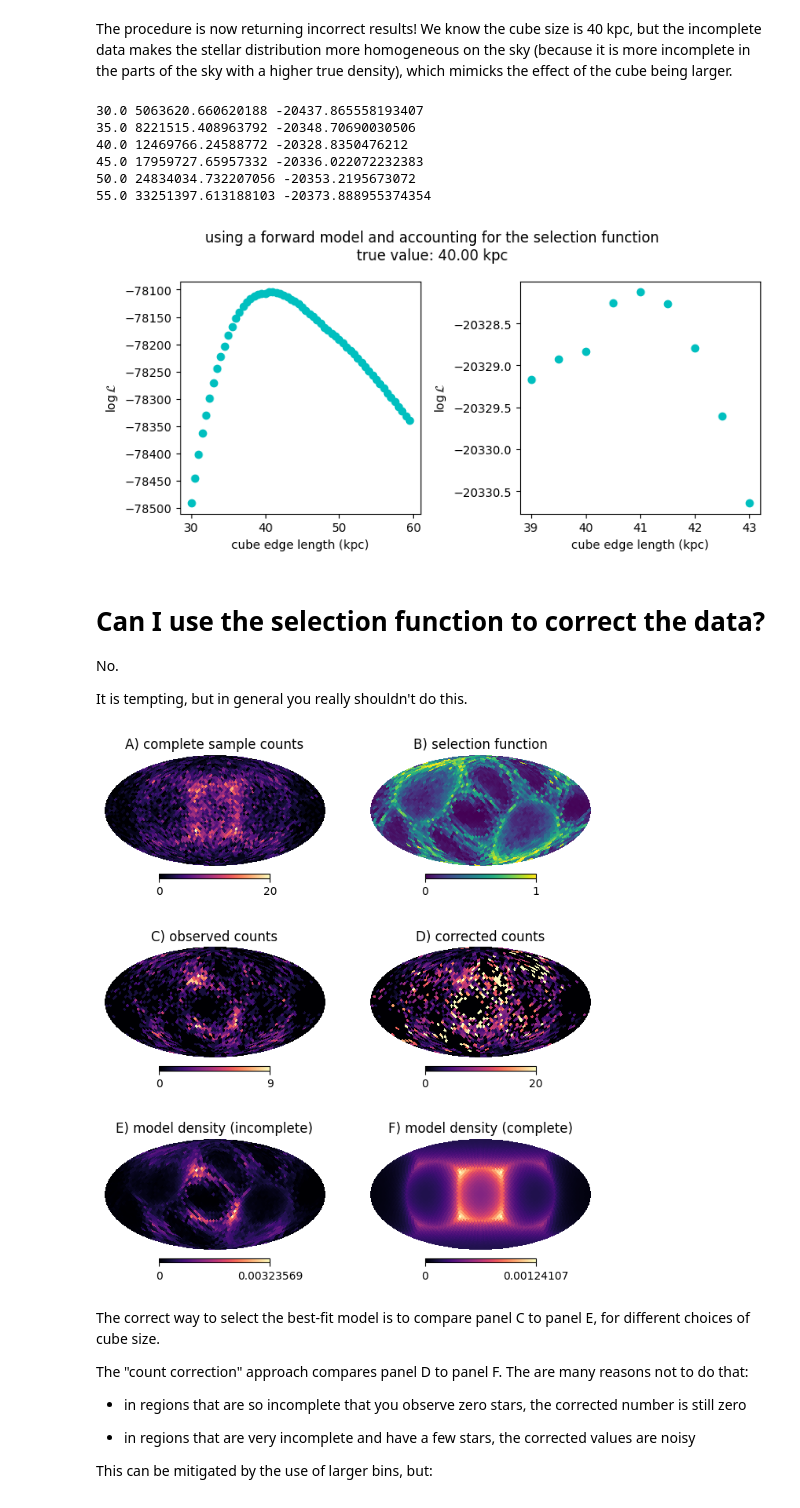
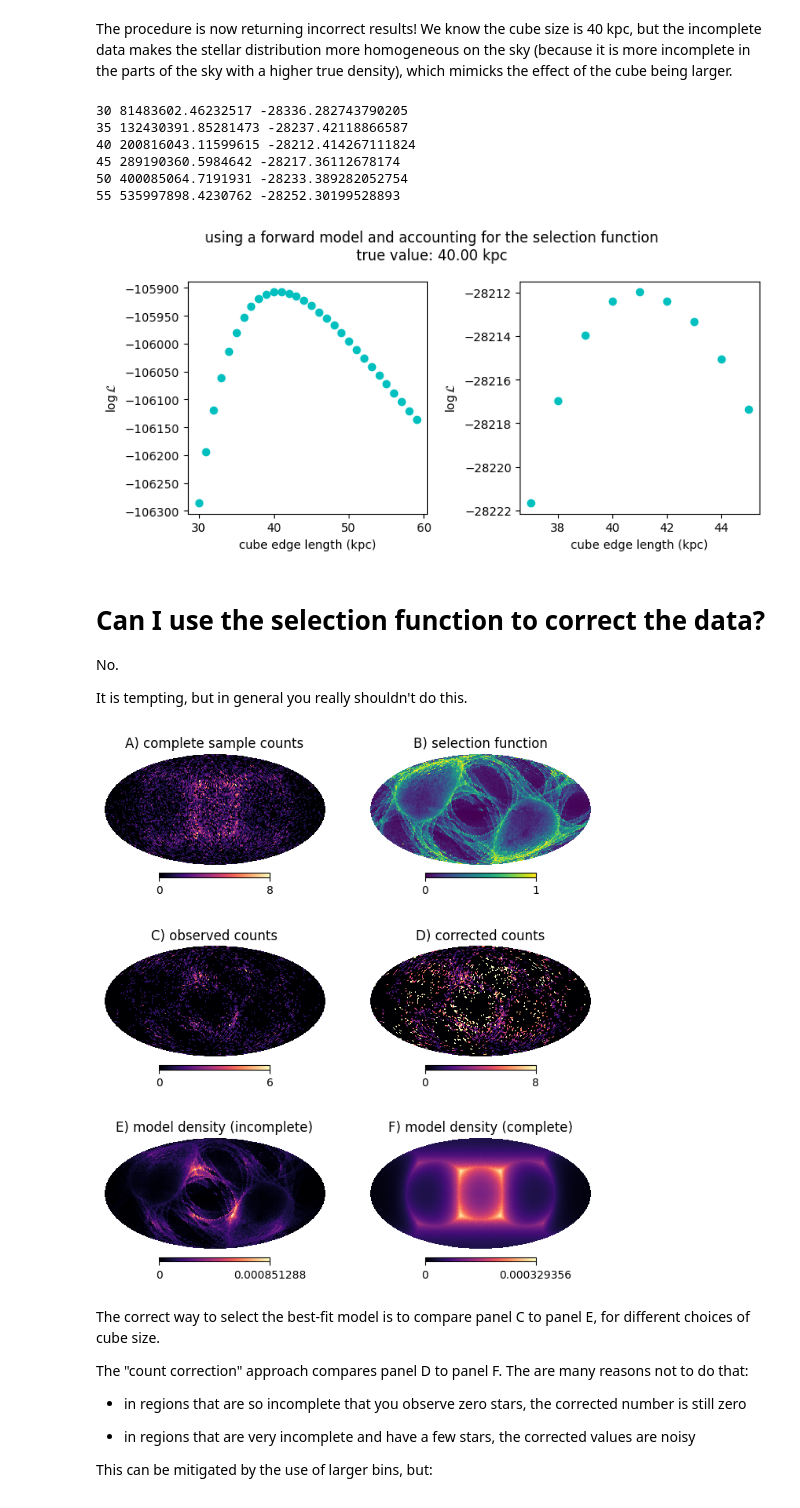
Before and after one commit to gaia-unlimited/gaiaunlimited, a Jupyter notebook: docs/notebooks/cube_galaxy_sky.ipynb, the cells around one changed output. Saved outputs shown, nothing was run; the diff lists cells and outputs as text; code cells hidden in the pictures.

```diff
--- a/docs/notebooks/cube_galaxy_sky.ipynb
+++ b/docs/notebooks/cube_galaxy_sky.ipynb
@@ -246,11 +242,11 @@ If we calculate this quantity for different values of $a$, we will know if some
 # %%
 %time
 
-cube_sizes_to_try = np.arange(30,60,0.5)
+cube_sizes_to_try = np.arange(30,60,1)
 
 # Build a grid of points over the sky, to later compute the normalisation:
 import healpy as hp
-order = 4
+order = 6
 nside = hp.order2nside(order)
 npix = hp.order2npix(order)
 ipix = np.arange(npix)
@@ -456,13 +452,13 @@ plt.ylabel('$\log \mathcal{L}$')
 plt.suptitle('using a forward model and accounting for the selection function\ntrue value: %.2f kpc' % (2*halfSizeCube))
 plt.tight_layout()
 # %% [output]
-30.0 5063620.660620188 -20437.865558193407
-35.0 8221515.408963792 -20348.70690030506
-40.0 12469766.24588772 -20328.8350476212
-45.0 17959727.65957332 -20336.022072232383
-50.0 24834034.732207056 -20353.2195673072
-55.0 33251397.613188103 -20373.888955374354
+30 81483602.46232517 -28336.282743790205
+35 132430391.85281473 -28237.42118866587
+40 200816043.11599615 -28212.414267111824
+45 289190360.5984642 -28217.36112678174
+50 400085064.7191931 -28233.389282052754
+55 535997898.4230762 -28252.30199528893
-[figure, old version]
+[figure, new version]
 # %% [markdown]
 # Can I use the selection function to correct the data?
 
@@ -470,6 +466,17 @@ No.
 
 It is tempting, but in general you really shouldn't do this.
 # %%
+# Use a larger healpix gris than above, to have less noise in corrected counts:
+import healpy as hp
+order = 5
+nside = hp.order2nside(order)
+npix = hp.order2npix(order)
+ipix = np.arange(npix)
+l_hpx, b_hpx = hp.pix2ang(nside, ipix, lonlat=True)
+completeness_grid = mapHpx7.query(SkyCoord(l=l_hpx, b=b_hpx, unit="deg", frame="galactic"),
+                                  gmag*np.ones_like(l_hpx))
+
+
 plt.figure(figsize=(8,9))
 
 plt.subplot(321)
@@ -502,34 +509,34 @@ hp.mollview(corrected_counts,hold=True,title='D) corrected counts',
             min=min(counts_true),max=max(counts_true),cmap='magma')
 
 
 
 
 
 
 plt.subplot(325)
 density_on_grid = []
 # compute the normalisation constant:
 for iii,(ll_hpx,bb_hpx) in enumerate(zip(l_hpx, b_hpx)):
     p_grid = probability_density_cube(ll_hpx, bb_hpx,2*halfSizeCube,Rsun=8)
     density_on_grid.append( p_grid*completeness_grid[iii] )
 norm_constant = sum(density_on_grid)
 hp.mollview(np.array(density_on_grid)/norm_constant,hold=True,title='E) model density (incomplete)',min=0,
            cmap='magma')
 
 
 
 
 plt.subplot(326)
 density_on_grid = []
 # compute the normalisation constant:
 for ll_hpx,bb_hpx in zip(l_hpx, b_hpx):
     p_grid = probability_density_cube(ll_hpx, bb_hpx,2*halfSizeCube,Rsun=8)
     density_on_grid.append( p_grid )
 norm_constant = sum(density_on_grid)
 hp.mollview(np.array(density_on_grid)/norm_constant,hold=True,title='F) model density (complete)',min=0,
            cmap='magma')
 # %% [output]
-[figure, old version]
+[figure, new version]
 # %% [markdown]
 The correct way to select the best-fit model is to compare panel C to panel E, for different choices of cube size.
 
```
Also changed, not shown: parts of 9 cells of this notebook.
